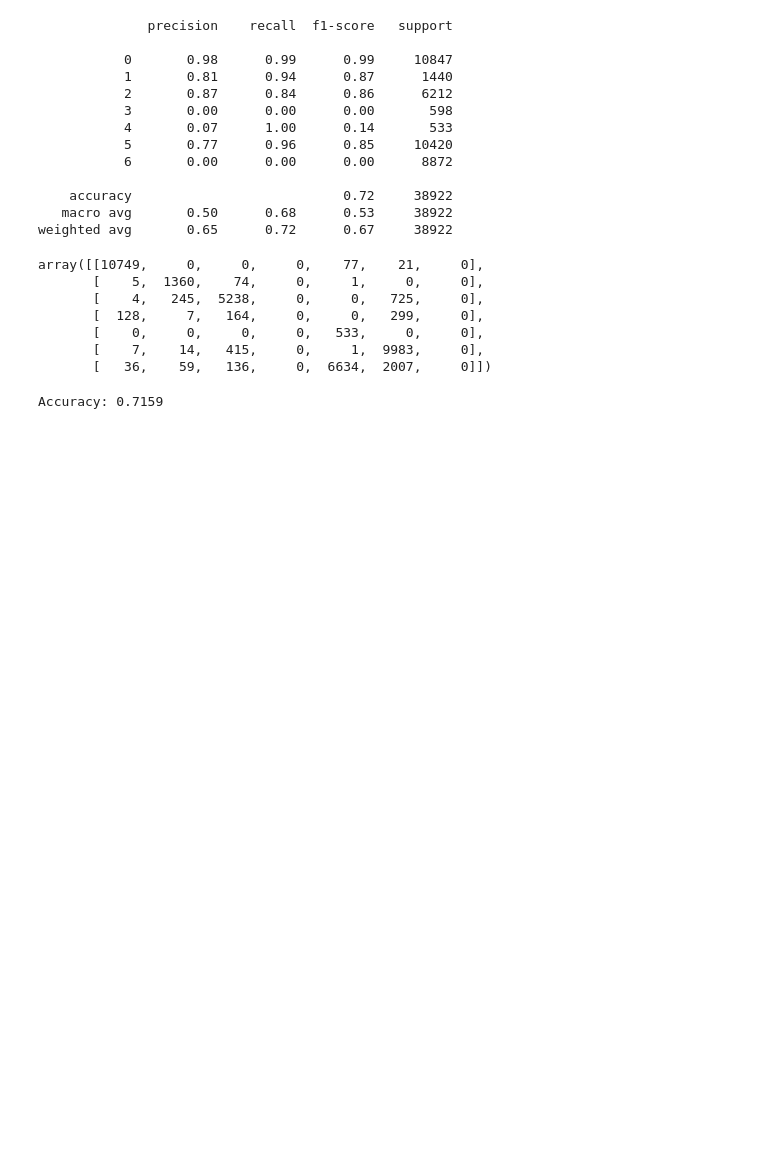
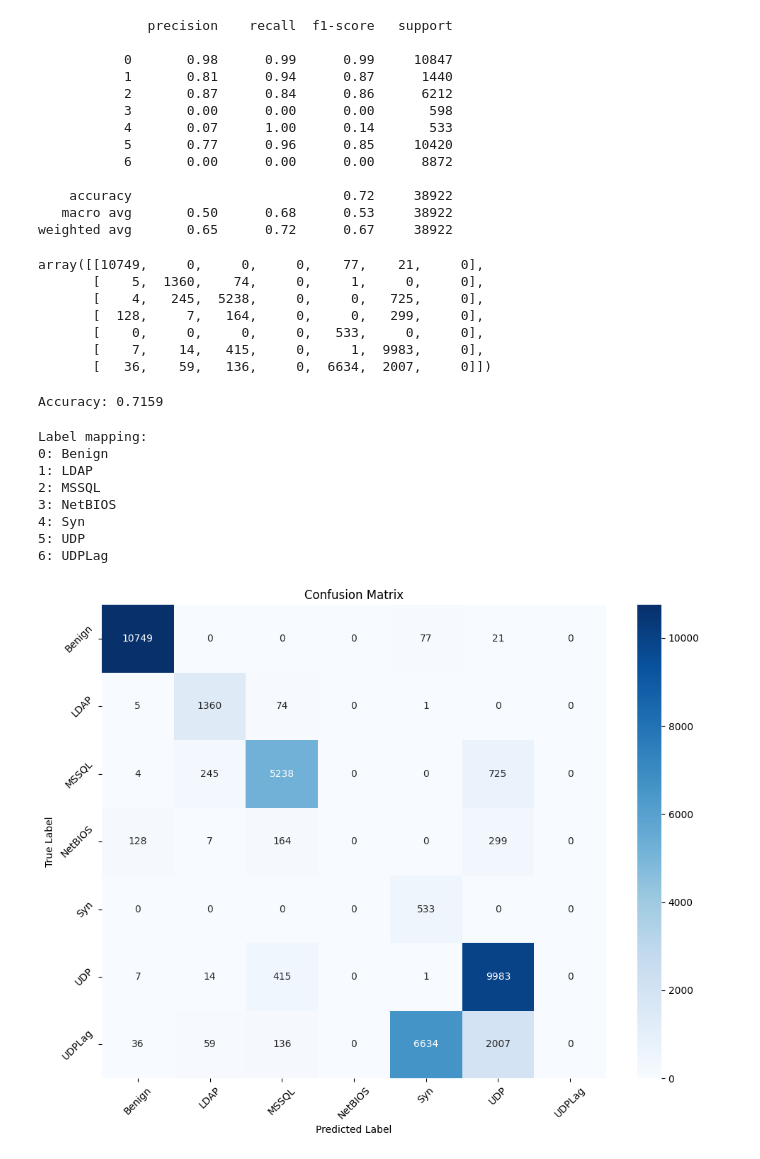
Before and after one commit to Joker666/DDoS, a Jupyter notebook: cic2.ipynb, the cells around one changed output. Drawn from its saved outputs; the diff is of its cells as text; code cells hidden in the pictures; blank space fills up the shorter version.

```diff
--- a/cic2.ipynb
+++ b/cic2.ipynb
@@ -645,3 +645,41 @@ score = metrics.accuracy_score(y_val, y_val_pred)
 print(f"Accuracy: {score:.4f}")
 # %% [output]
 Accuracy: 0.7159
+# %%
+# Before creating confusion matrix, add:
+le = LabelEncoder()
+y_encoded = le.fit_transform(train_df["Label"])
+
+# Get the mapping of numerical indices to original labels
+label_mapping = dict(zip(range(len(le.classes_)), le.classes_))
+print("Label mapping:")
+for idx, label in label_mapping.items():
+    print(f"{idx}: {label}")
+
+# When creating confusion matrix, add labels
+plt.figure(figsize=(10, 8))
+sns.heatmap(
+    confusion_matrix(y_val, y_val_pred),
+    annot=True,
+    fmt="d",
+    cmap="Blues",
+    xticklabels=le.classes_,
+    yticklabels=le.classes_,
+)
+plt.title("Confusion Matrix")
+plt.ylabel("True Label")
+plt.xlabel("Predicted Label")
+plt.xticks(rotation=45)
+plt.yticks(rotation=45)
+plt.tight_layout()
+plt.show()
+# %% [output]
+Label mapping:
+0: Benign
+1: LDAP
+2: MSSQL
+3: NetBIOS
+4: Syn
+5: UDP
+6: UDPLag
+[figure, added]
```
Also changed, not shown: 1 other file.
